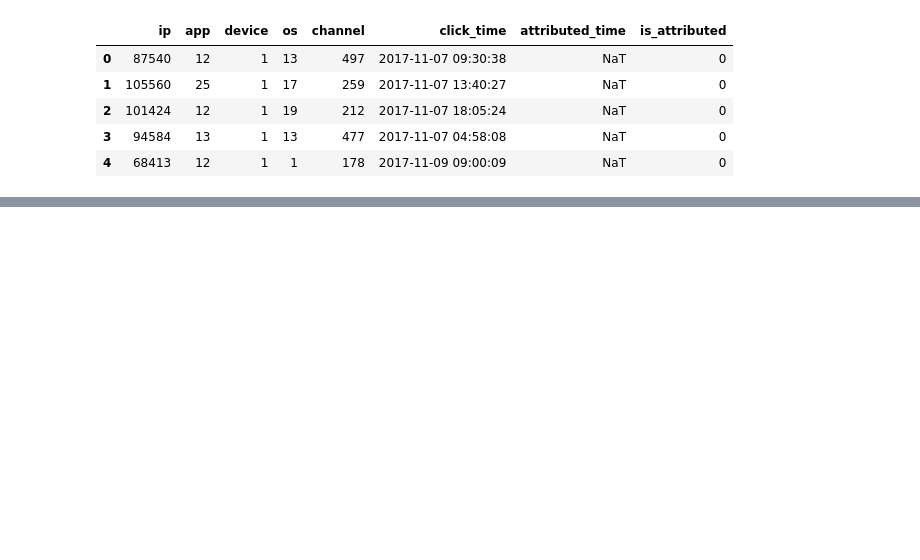
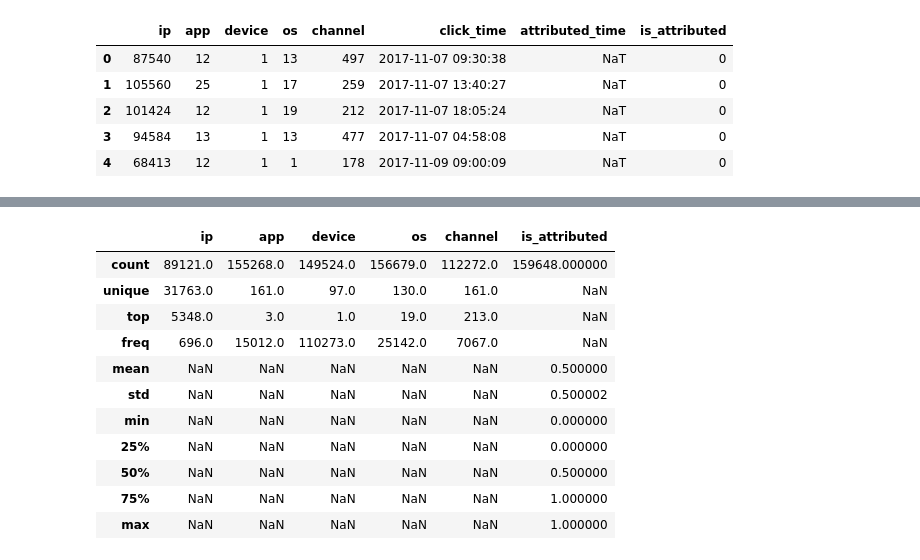
Before and after one commit to Spartan-119/Pixalate, a Jupyter notebook: TalkingData_EDA.ipynb, the cells around one changed output, grey strips where cells are left out. Drawn from its saved outputs; the diff is of its cells as text; code cells hidden in the pictures; blank space fills up the shorter version.

```diff
--- a/TalkingData_EDA.ipynb
+++ b/TalkingData_EDA.ipynb
@@ -78,0 +115,5 @@ df.head()
+# %%
+X = df.drop(['is_attributed', 'attributed_time', 'click_time'], axis=1)
+y = df['is_attributed']
+# %%
+X_train, X_test, y_train, y_test = train_test_split(X, y, test_size=0.2, random_state=42)
@@ -78,0 +129,3 @@ df.head()
+# %%
+sm = SMOTE(random_state=42)
+X_train_res, y_train_res = sm.fit_resample(X_train, y_train)
@@ -78,0 +139,3 @@ df.head()
+# %%
+df_res = pd.concat([X_train_res, y_train_res], axis=1)
+df_res.head()
@@ -78,0 +149,15 @@ df.head()
+# %%
+df_res.describe(include = 'all')
+# %% [output]
+|  | ip | app | device | os | channel | is_attributed |
+| count | 89121.0 | 155268.0 | 149524.0 | 156679.0 | 112272.0 | 159648.000000 |
+| unique | 31763.0 | 161.0 | 97.0 | 130.0 | 161.0 | NaN |
+| top | 5348.0 | 3.0 | 1.0 | 19.0 | 213.0 | NaN |
+| freq | 696.0 | 15012.0 | 110273.0 | 25142.0 | 7067.0 | NaN |
+| mean | NaN | NaN | NaN | NaN | NaN | 0.500000 |
+| std | NaN | NaN | NaN | NaN | NaN | 0.500002 |
+| min | NaN | NaN | NaN | NaN | NaN | 0.000000 |
+| 25% | NaN | NaN | NaN | NaN | NaN | 0.000000 |
+| 50% | NaN | NaN | NaN | NaN | NaN | 0.500000 |
+| 75% | NaN | NaN | NaN | NaN | NaN | 1.000000 |
+| max | NaN | NaN | NaN | NaN | NaN | 1.000000 |
```
Also changed, not shown: parts of 10 cells of this notebook.
